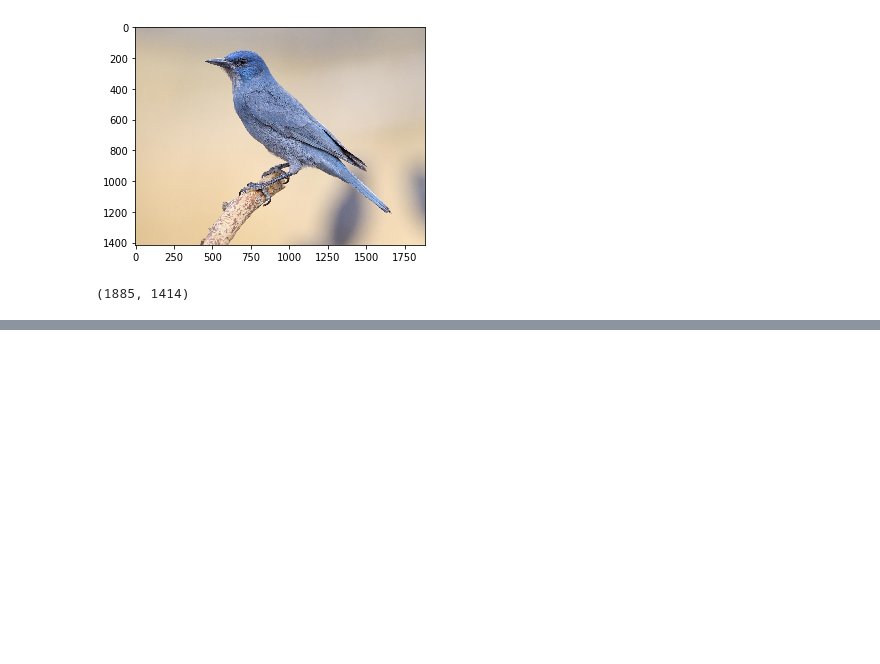
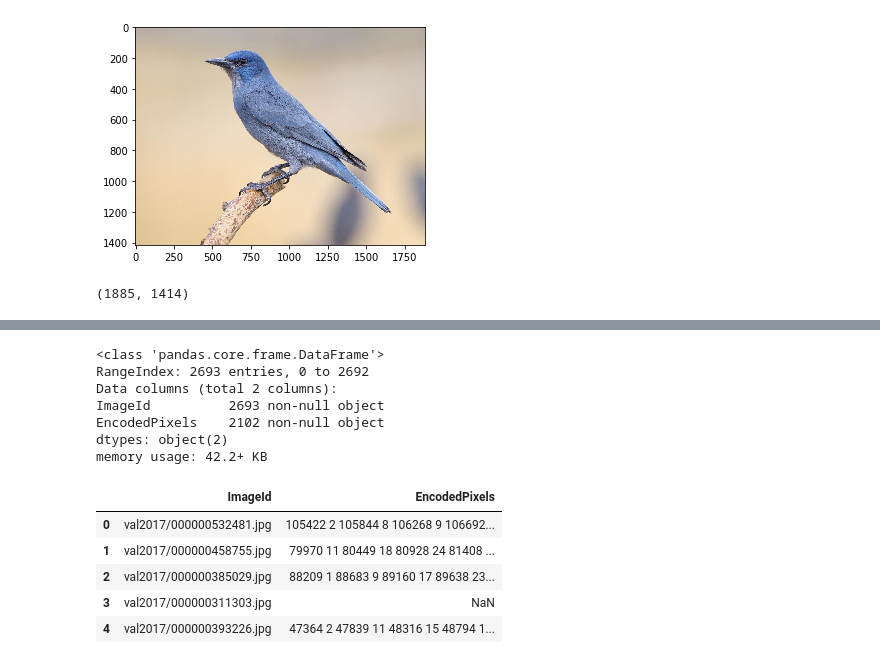
Before and after one commit to hrumst/ML, a Jupyter notebook: competition_7_pytorch.ipynb, the cells around one changed output, grey strips where cells are left out. Cells and saved outputs as stored; diff of their text form; code cells hidden in the pictures; blank space fills up the shorter version.

```diff
--- a/competition_7_pytorch.ipynb
+++ b/competition_7_pytorch.ipynb
@@ -177,3 +126,23 @@ plt.imshow(mask_out); plt.show(); plt.pause(.01)
+# %%
+import pandas as pd
+# Из sample-submission читаем по каким именно картинкам нам нужно сделать предсказание
+sample_submission = pd.read_csv('./DRIVE/My Drive/competition_7/coco/sample-submission.csv')
+sample_submission.info()
+sample_submission.head()
+# %% [output]
+<class 'pandas.core.frame.DataFrame'>
+RangeIndex: 2693 entries, 0 to 2692
+Data columns (total 2 columns):
+ImageId          2693 non-null object
+EncodedPixels    2102 non-null object
+dtypes: object(2)
+memory usage: 42.2+ KB
+|  | ImageId | EncodedPixels |
+| 0 | val2017/000000532481.jpg | 105422 2 105844 8 106268 9 106692... |
+| 1 | val2017/000000458755.jpg | 79970 11 80449 18 80928 24 81408 ... |
+| 2 | val2017/000000385029.jpg | 88209 1 88683 9 89160 17 89638 23... |
+| 3 | val2017/000000311303.jpg | NaN |
+| 4 | val2017/000000393226.jpg | 47364 2 47839 11 48316 15 48794 1... |
 # %%
 %%time
 from tqdm import tqdm
```
Also changed, not shown: parts of 9 cells of this notebook.
